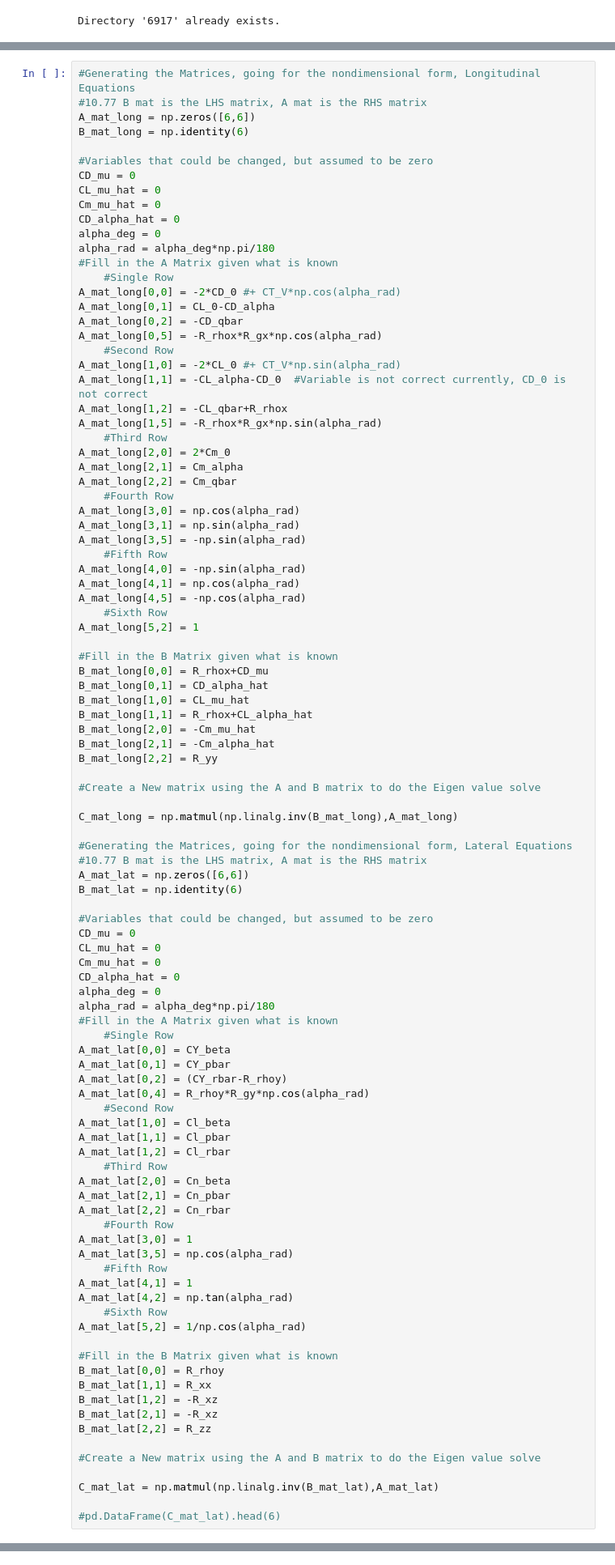
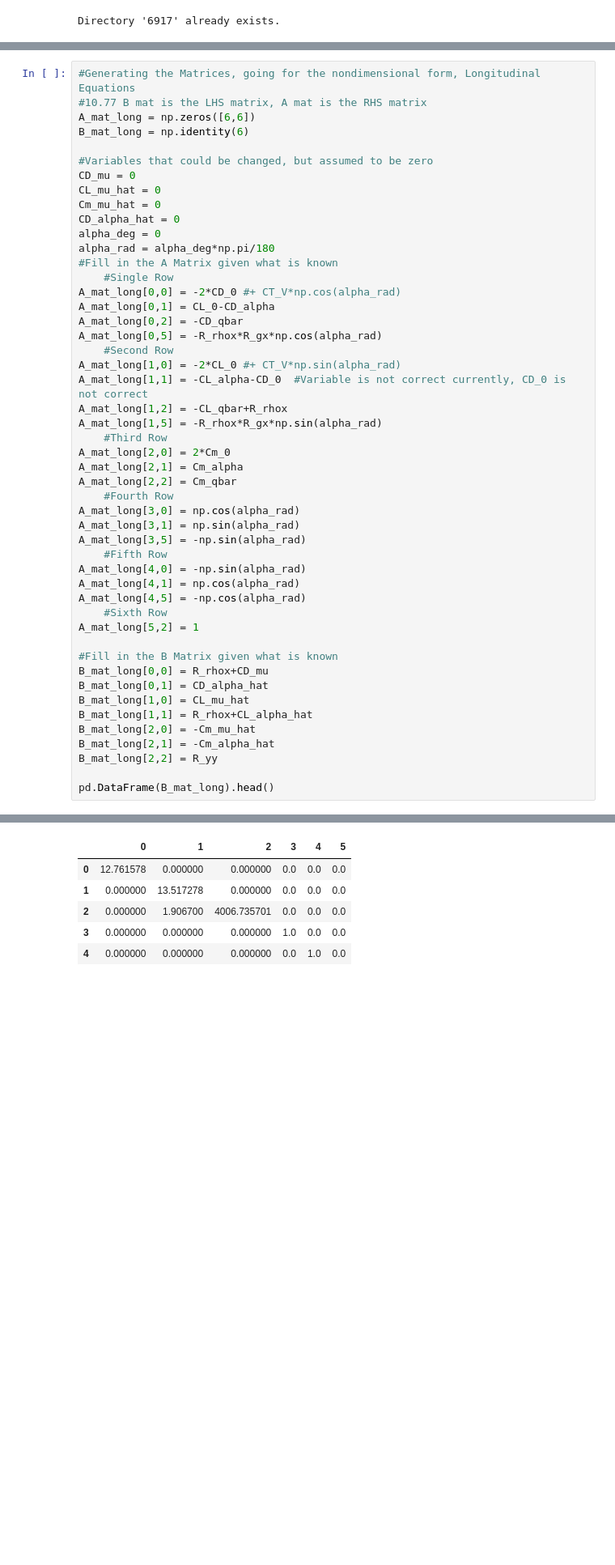
Before and after one commit to EricMLarsen/Spring_2024, a Jupyter notebook: Dynamics of Atmospheric Flight/Aero_Project/Dynamic_Modes/EigenValue_Solver_Mach6.ipynb, the cells around one changed output, grey strips where cells are left out. Shown at 81% size. Saved outputs shown, nothing was run; the diff lists cells and outputs as text; blank space fills up the shorter version.

Commit message:
updated code, given fixed

```diff
--- a/Dynamics of Atmospheric Flight/Aero_Project/Dynamic_Modes/EigenValue_Solver_Mach6.ipynb
+++ b/Dynamics of Atmospheric Flight/Aero_Project/Dynamic_Modes/EigenValue_Solver_Mach6.ipynb
@@ -181,55 +181,5 @@ B_mat_long[2,0] = -Cm_mu_hat
 B_mat_long[2,1] = -Cm_alpha_hat
 B_mat_long[2,2] = R_yy
 
-#Create a New matrix using the A and B matrix to do the Eigen value solve
-
-C_mat_long = np.matmul(np.linalg.inv(B_mat_long),A_mat_long)
-
-#Generating the Matrices, going for the nondimensional form, Lateral Equations
-#10.77 B mat is the LHS matrix, A mat is the RHS matrix
-A_mat_lat = np.zeros([6,6])
-B_mat_lat = np.identity(6)
-
-#Variables that could be changed, but assumed to be zero
-CD_mu = 0
-CL_mu_hat = 0
-Cm_mu_hat = 0
-CD_alpha_hat = 0
-alpha_deg = 0
-alpha_rad = alpha_deg*np.pi/180
-#Fill in the A Matrix given what is known
-    #Single Row
-A_mat_lat[0,0] = CY_beta
-A_mat_lat[0,1] = CY_pbar
-A_mat_lat[0,2] = (CY_rbar-R_rhoy)
-A_mat_lat[0,4] = R_rhoy*R_gy*np.cos(alpha_rad)
-    #Second Row
-A_mat_lat[1,0] = Cl_beta
-A_mat_lat[1,1] = Cl_pbar
-A_mat_lat[1,2] = Cl_rbar
-    #Third Row
-A_mat_lat[2,0] = Cn_beta
-A_mat_lat[2,1] = Cn_pbar
-A_mat_lat[2,2] = Cn_rbar
-    #Fourth Row
-A_mat_lat[3,0] = 1
-A_mat_lat[3,5] = np.cos(alpha_rad)
-    #Fifth Row
-A_mat_lat[4,1] = 1
-A_mat_lat[4,2] = np.tan(alpha_rad)
-    #Sixth Row
-A_mat_lat[5,2] = 1/np.cos(alpha_rad)
-
-#Fill in the B Matrix given what is known
-B_mat_lat[0,0] = R_rhoy
-B_mat_lat[1,1] = R_xx
-B_mat_lat[1,2] = -R_xz
-B_mat_lat[2,1] = -R_xz
-B_mat_lat[2,2] = R_zz
-
-#Create a New matrix using the A and B matrix to do the Eigen value solve
-
-C_mat_lat = np.matmul(np.linalg.inv(B_mat_lat),A_mat_lat)
-
-#pd.DataFrame(C_mat_lat).head(6)
+pd.DataFrame(B_mat_long).head()
 # %% [output]
@@ -236,0 +186,6 @@ LinAlgError: Singular matrix
+|  | 0 | 1 | 2 | 3 | 4 | 5 |
+| 0 | 12.761578 | 0.000000 | 0.000000 | 0.0 | 0.0 | 0.0 |
+| 1 | 0.000000 | 13.517278 | 0.000000 | 0.0 | 0.0 | 0.0 |
+| 2 | 0.000000 | 1.906700 | 4006.735701 | 0.0 | 0.0 | 0.0 |
+| 3 | 0.000000 | 0.000000 | 0.000000 | 1.0 | 0.0 | 0.0 |
+| 4 | 0.000000 | 0.000000 | 0.000000 | 0.0 | 1.0 | 0.0 |
```
Also changed, not shown: parts of 8 cells of this notebook, 10 other files.
